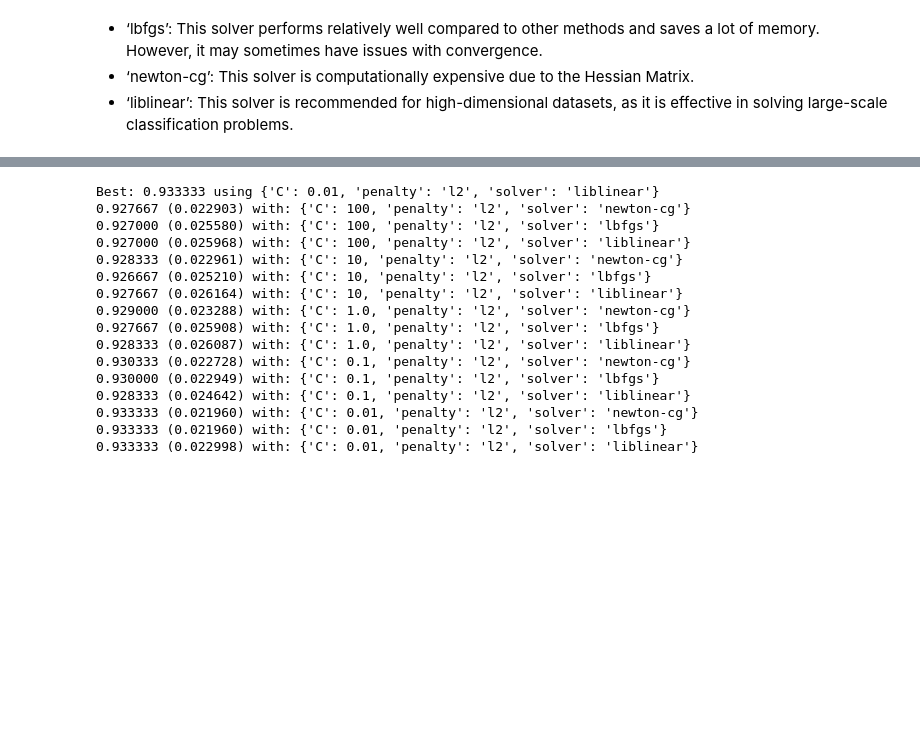
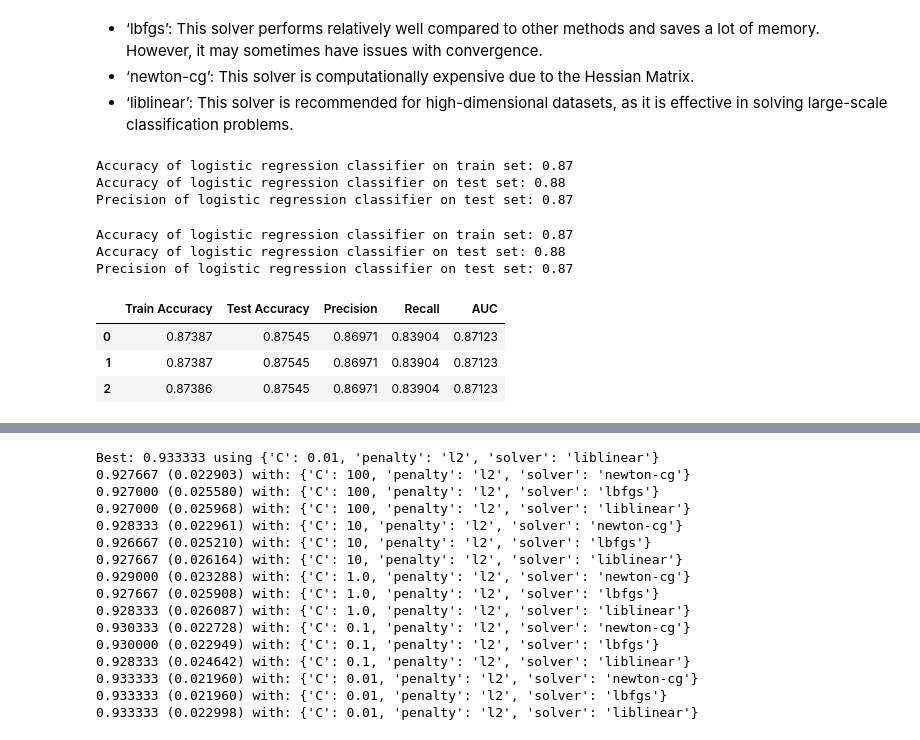
Before and after one commit to sofbruni/AI_PROJECT2023-2024, a Jupyter notebook: main copy.ipynb, the cells around one changed output, grey strips where cells are left out. Drawn from its saved outputs; the diff is of its cells as text; code cells hidden in the pictures; blank space fills up the shorter version.

```diff
--- a/main copy.ipynb
+++ b/main copy.ipynb
@@ -864,0 +870,60 @@ plt.show()
+# %%
+# Create a LogisticRegression instance and fit it to the scaled training data
+logreg = LogisticRegression() # (default penalty = "l2") / (default solver = "lbfgs")
+logreg.fit(X_train, y_train)
+
+# Predict using the scaled test data
+y_pred = logreg.predict(X_test)
+
+print('Accuracy of logistic regression classifier on train set: {:.2f}'.format(logreg.score(X_train, y_train)))
+print('Accuracy of logistic regression classifier on test set: {:.2f}'.format(logreg.score(X_test, y_test)))
+print('Precision of logistic regression classifier on test set: {:.2f}'.format(precision_score(y_test, y_pred)))
+# %% [output]
+Accuracy of logistic regression classifier on train set: 0.87
+Accuracy of logistic regression classifier on test set: 0.88
+Precision of logistic regression classifier on test set: 0.87
+# %%
+# default solver = 'lbfgs'
+logreg = LogisticRegression(penalty='none')
+logreg.fit(X_train, y_train)
+
+y_pred = logreg.predict(X_test)
+
+print('Accuracy of logistic regression classifier on train set: {:.2f}'.format(logreg.score(X_train, y_train)))
+print('Accuracy of logistic regression classifier on test set: {:.2f}'.format(logreg.score(X_test, y_test)))
+print('Precision of logistic regression classifier on test set: {:.2f}'.format(precision_score(y_test, y_pred)))
+# %% [output]
+Accuracy of logistic regression classifier on train set: 0.87
+Accuracy of logistic regression classifier on test set: 0.88
+Precision of logistic regression classifier on test set: 0.87
+# %%
+# penalty = “None”
+clf = [
+    LogisticRegression(solver='newton-cg',penalty='none'),
+    LogisticRegression(solver='sag',penalty='none'),
+    LogisticRegression(solver='saga',penalty='none')
+    ]
+clf_columns = []
+clf_compare = pd.DataFrame(columns = clf_columns)
+
+row_index = 0
+for alg in clf:
+
+    predicted = alg.fit(X_train, y_train).predict(X_test)
+    fp, tp, th = roc_curve(y_test, predicted)
+    clf_name = alg.__class__.__name__
+    clf_compare.loc[row_index, 'Train Accuracy'] = round(alg.score(X_train, y_train), 5)
+    clf_compare.loc[row_index, 'Test Accuracy'] = round(alg.score(X_test, y_test), 5)
+    clf_compare.loc[row_index, 'Precision'] = round(precision_score(y_test, predicted),5)
+    clf_compare.loc[row_index, 'Recall'] = round(recall_score(y_test, predicted),5)
+    clf_compare.loc[row_index, 'AUC'] = round(auc(fp, tp),5)
+
+    row_index+=1
+
+clf_compare.sort_values(by = ['Test Accuracy'], ascending = False, inplace = True)
+clf_compare
+# %% [output]
+|  | Train Accuracy | Test Accuracy | Precision | Recall | AUC |
+| 0 | 0.87387 | 0.87545 | 0.86971 | 0.83904 | 0.87123 |
+| 1 | 0.87387 | 0.87545 | 0.86971 | 0.83904 | 0.87123 |
+| 2 | 0.87386 | 0.87545 | 0.86971 | 0.83904 | 0.87123 |
```
Also changed, not shown: parts of 7 cells of this notebook.
